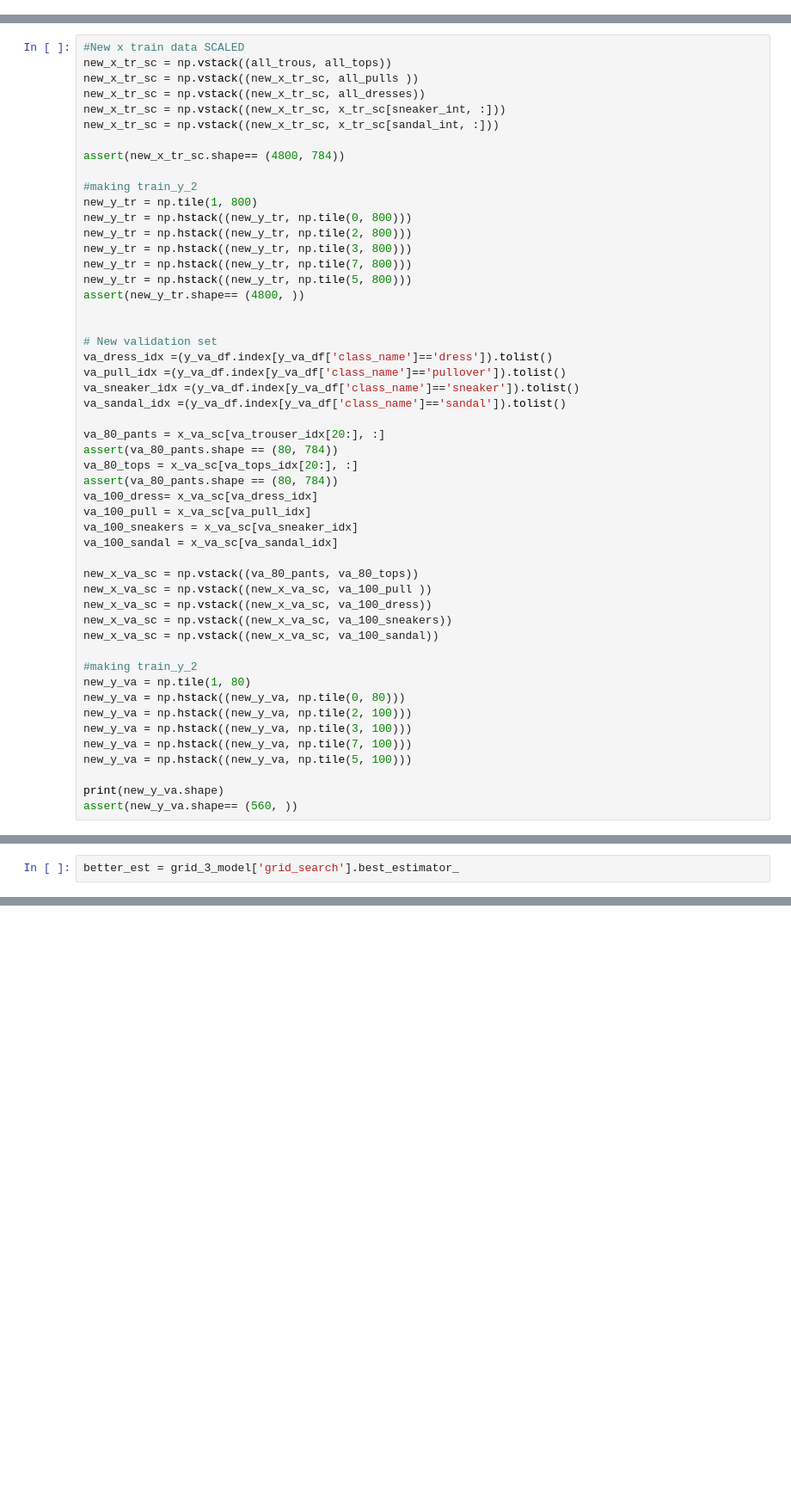
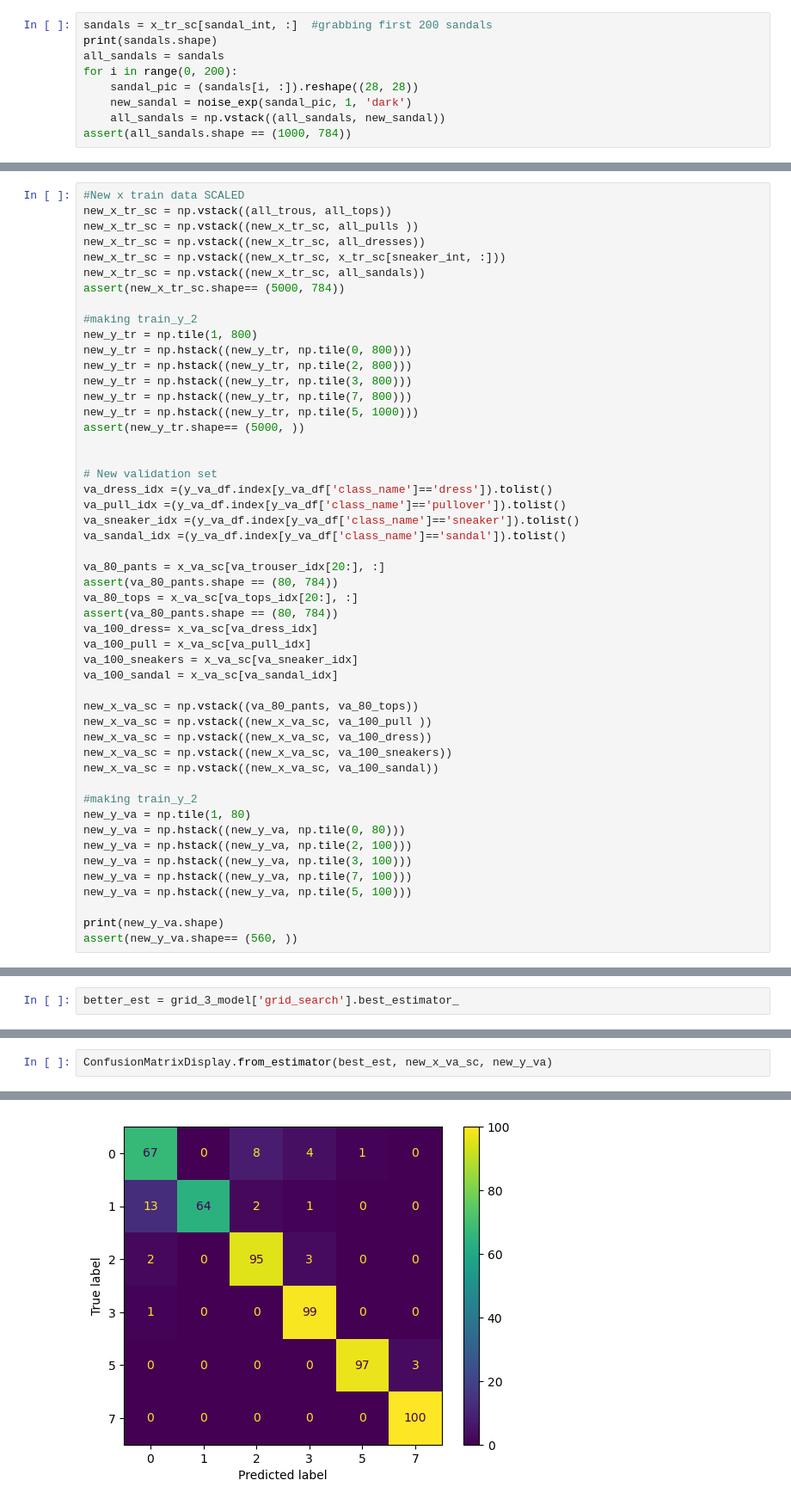
Before and after one commit to ratva/Multi-class-Image-Classification-for-Unbalanced-Fashion-Data, a Jupyter notebook: problem2Images.ipynb, the cells around one changed output, grey strips where cells are left out. Shown at 86% size. Saved outputs shown, nothing was run; the diff lists cells and outputs as text; blank space fills up the shorter version.

```diff
--- a/problem2Images.ipynb
+++ b/problem2Images.ipynb
@@ -78,0 +81,9 @@ plt.show();
+# %%
+sandals = x_tr_sc[sandal_int, :]  #grabbing first 200 sandals
+print(sandals.shape)
+all_sandals = sandals
+for i in range(0, 200):
+    sandal_pic = (sandals[i, :]).reshape((28, 28))
+    new_sandal = noise_exp(sandal_pic, 1, 'dark')
+    all_sandals = np.vstack((all_sandals, new_sandal))
+assert(all_sandals.shape == (1000, 784))
@@ -241,9 +254,8 @@ new_x_tr_sc = np.vstack((all_trous, all_tops))
 new_x_tr_sc = np.vstack((new_x_tr_sc, all_pulls ))
 new_x_tr_sc = np.vstack((new_x_tr_sc, all_dresses))
 new_x_tr_sc = np.vstack((new_x_tr_sc, x_tr_sc[sneaker_int, :]))
-new_x_tr_sc = np.vstack((new_x_tr_sc, x_tr_sc[sandal_int, :]))
-
-assert(new_x_tr_sc.shape== (4800, 784))
+new_x_tr_sc = np.vstack((new_x_tr_sc, all_sandals))
+assert(new_x_tr_sc.shape== (5000, 784))
 
 #making train_y_2
 new_y_tr = np.tile(1, 800)
@@ -251,8 +263,8 @@ new_y_tr = np.hstack((new_y_tr, np.tile(0, 800)))
 new_y_tr = np.hstack((new_y_tr, np.tile(2, 800)))
 new_y_tr = np.hstack((new_y_tr, np.tile(3, 800)))
 new_y_tr = np.hstack((new_y_tr, np.tile(7, 800)))
-new_y_tr = np.hstack((new_y_tr, np.tile(5, 800)))
-assert(new_y_tr.shape== (4800, ))
+new_y_tr = np.hstack((new_y_tr, np.tile(5, 1000)))
+assert(new_y_tr.shape== (5000, ))
 
 
 # New validation set
@@ -492,0 +501,3 @@ Validation balanced accuracy: 0.912500
+# %%
+ConfusionMatrixDisplay.from_estimator(best_est, new_x_va_sc, new_y_va)
+# %% [output]
@@ -492,0 +505 @@ Validation balanced accuracy: 0.912500
+[figure, added]
```
Also changed, not shown: parts of 13 cells of this notebook, 5 other files.
